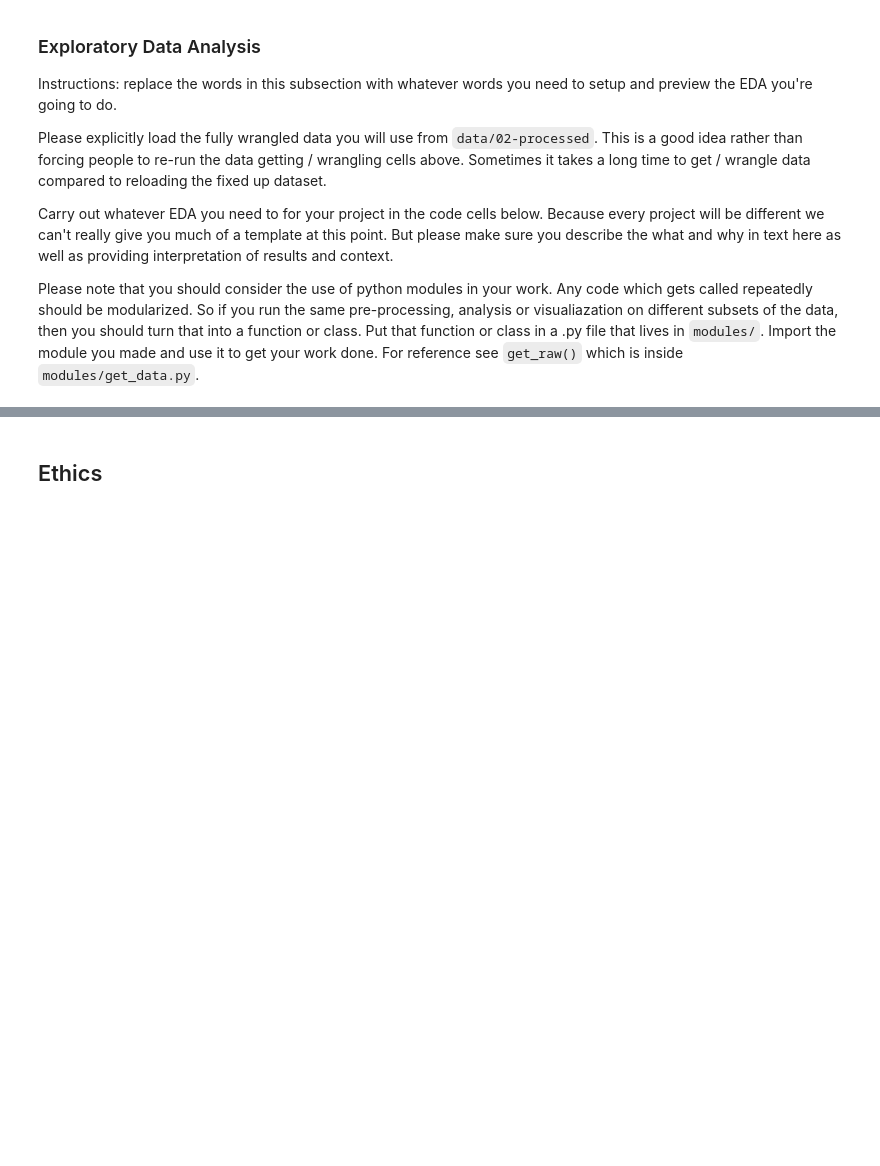
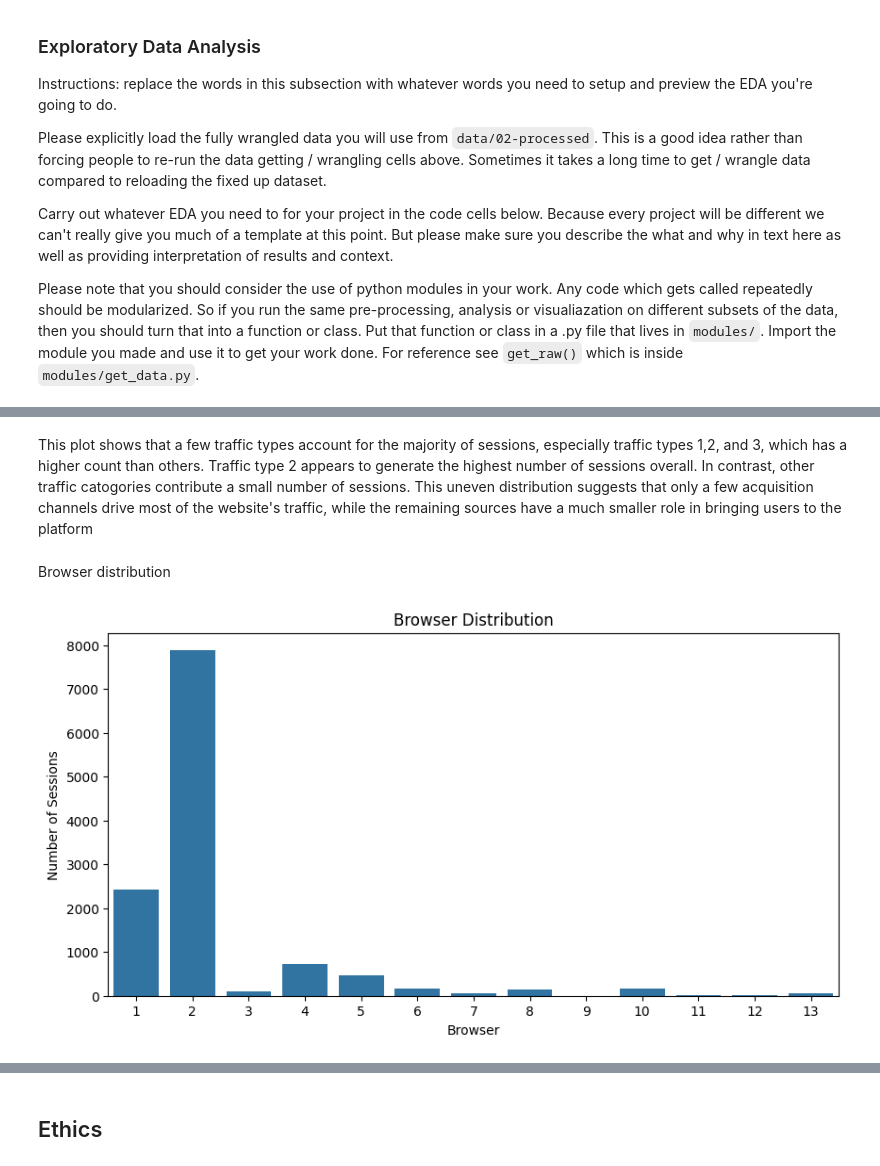
Before and after one commit to COGS108/Group067_WI26, a Jupyter notebook: 02-EDACheckpoint.ipynb, the cells around one changed output, grey strips where cells are left out. Cells and saved outputs as stored; diff of their text form; code cells hidden in the pictures; blank space fills up the shorter version.

```diff
--- a/02-EDACheckpoint.ipynb
+++ b/02-EDACheckpoint.ipynb
@@ -473,0 +518,13 @@ Some more words and stuff.  Remember notebooks work best if you interleave the c
+# %% [markdown]
+This plot shows that a few traffic types account for the majority of sessions, especially traffic types 1,2, and 3, which has a higher count than others. Traffic type 2 appears to generate the highest number of sessions overall. In contrast, other traffic catogories contribute a small number of sessions. This uneven distribution suggests that only a few acquisition channels drive most of the website's traffic, while the remaining sources have a much smaller role in bringing users to the platform
+# %% [markdown]
+Browser distribution
+# %%
+plt.figure(figsize=(10,5))
+sns.countplot(x='Browser', data=df)
+plt.title("Browser Distribution")
+plt.xlabel("Browser")
+plt.ylabel("Number of Sessions")
+plt.show()
+# %% [output]
+[figure, added]
```
Also changed, not shown: parts of 89 cells of this notebook.
